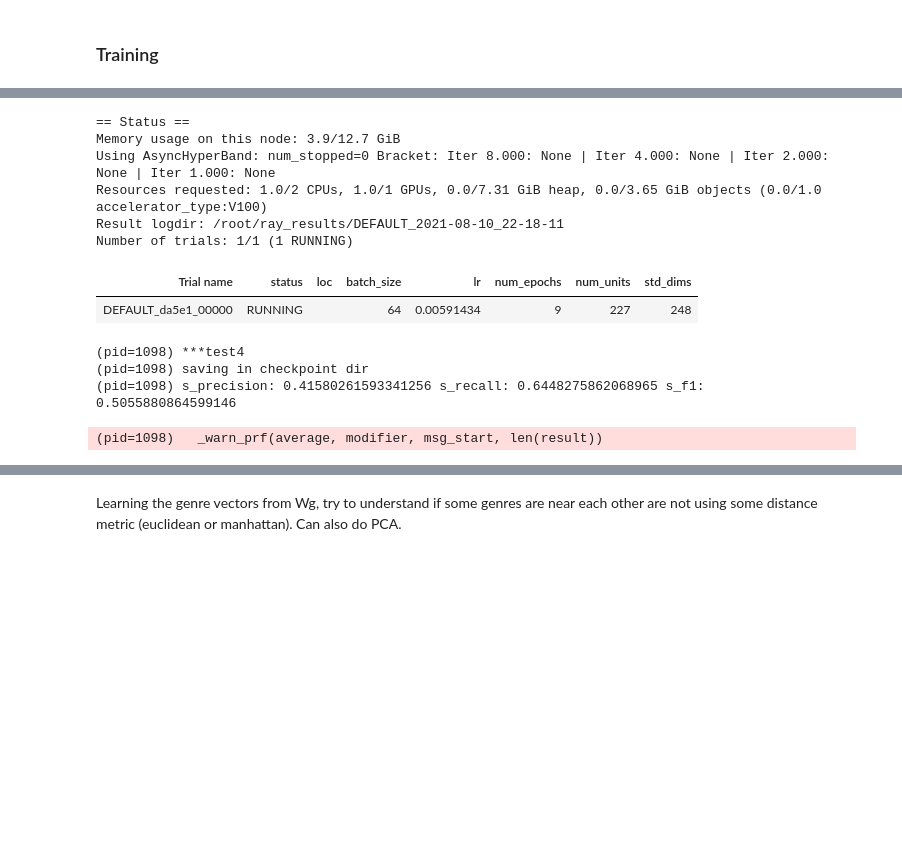
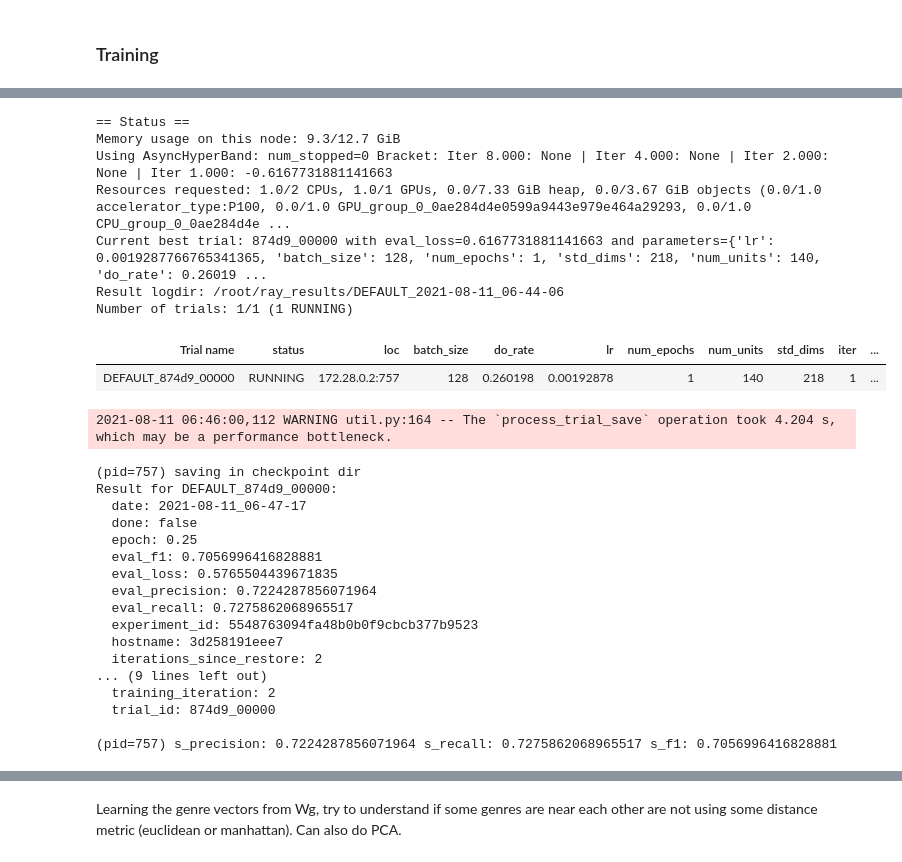
Before and after one commit to lucaguarro/BookSuccessPredictor, a Jupyter notebook: ModelTraining/Goodreads_stage2.ipynb, the cells around one changed output, grey strips where cells are left out. Drawn from its saved outputs; the diff is of its cells as text; code cells hidden in the pictures; blank space fills up the shorter version.

```diff
--- a/ModelTraining/Goodreads_stage2.ipynb
+++ b/ModelTraining/Goodreads_stage2.ipynb
@@ -929,10 +1179,10 @@ class ClassifierOut(nn.Module):
     return torch.sigmoid(r_out)
 # %%
 class FullModel(nn.Module): # may want to consider also adding a dropout layer before classification
-  def __init__(self, c5g_size, bf_size, std_dims, num_units):
+  def __init__(self, c5g_size, bf_size, std_dims, num_units, do_rate):
     super(FullModel,self).__init__()
     self.normalizer = Normalizer(c5g_size, bf_size, std_dims)
-    self.genre_aware_attention = GenreAwareAttention(std_dims, num_units)
+    self.genre_aware_attention = GenreAwareAttention(std_dims, num_units, do_rate)
     self.classifier_out = ClassifierOut(std_dims)
 
   def forward(self, x_c5g, x_bf, genre):
@@ -1022,6 +1261,5 @@ file.Upload()
 # %%
 from datasets import Dataset
-import pickle
 class MultimodalGoodreadsDatasetSplit(Dataset):
 
     def __init__(self, X, genres, Y):
@@ -1035,16 +1273,6 @@ class MultimodalGoodreadsDatasetSplit(Dataset):
     def __getitem__(self, idx):
         return {'text_features': self.X[idx], 'genre': self.genres[idx], 'label': self.Y[idx]}
 
-load_path = Path(config['Drive']['drive_base_path']) / 'BookSuccessPredictor/datasets/goodreads_maharjan_super/MultiModal/serialized/60_40'
-with open(load_path / 'train_dataset.pkl', "rb") as input_file:
-  train_dataset = pickle.load(input_file)
-
-with open(load_path / 'val_dataset.pkl', "rb") as input_file:
-  val_dataset = pickle.load(input_file)
-
-with open(load_path / 'test_dataset.pkl', "rb") as input_file:
-  test_dataset = pickle.load(input_file)
+mmgrds_train = MultimodalGoodreadsDatasetSplit(ds.train.X, ds.train.genres, ds.train.Y)
+mmgrds_val = MultimodalGoodreadsDatasetSplit(ds.val.X, ds.val.genres, ds.val.Y)
+mmgrds_test = MultimodalGoodreadsDatasetSplit(ds.test.X, ds.test.genres, ds.test.Y)
-# %%
-mmgrds_train = MultimodalGoodreadsDatasetSplit(train_dataset.X, train_dataset.genres, train_dataset.Y)
-mmgrds_val = MultimodalGoodreadsDatasetSplit(val_dataset.X, val_dataset.genres, val_dataset.Y)
-mmgrds_test = MultimodalGoodreadsDatasetSplit(test_dataset.X, test_dataset.genres, test_dataset.Y)
@@ -1214,14 +1415,10 @@ def main(num_samples = 6, max_num_epochs = 15):
   tune_config = {
     "lr": tune.loguniform(5e-4, 5e-2),
     "batch_size": tune.choice([32,64,128]),
-    "num_epochs": tune.choice([1,3,5,7,9]),
+    "num_epochs": tune.choice([1]),#,3,5,7,9]),
     "std_dims": tune.sample_from(lambda _: np.random.randint(50,300)),
     "num_units": tune.sample_from(lambda spec: np.random.randint(25,spec.config.std_dims)),
-    "wandb": {
-      "project": "MultiModalClassifier",
-      "api_key": config['WandB']['api_key'],
-      "log_config": True
-    }
+    "do_rate": tune.uniform(0, 0.5),
   }
 
   scheduler = ASHAScheduler(
@@ -1233,7 +1430,7 @@ def main(num_samples = 6, max_num_epochs = 15):
     partial(mm_train_fun1, checkpoint_dir='/tmp/MMModels'),
     config = tune_config,
     resources_per_trial={'gpu': 1},
-    metric = 'loss',
+    metric = 'eval_loss',
     mode = 'min',
     num_samples = num_samples,
     scheduler = scheduler,
@@ -1244,14 +1441,14 @@ def main(num_samples = 6, max_num_epochs = 15):
         log_config=True
     )])
 
-  best_trial = result.get_best_trial(metric="s_f1", mode="max", scope="last")
+  best_trial = result.get_best_trial(metric="eval_f1", mode="max", scope="last")
   print("Best trial config: {}".format(best_trial.config))
   print("Best trial final validation loss: {}".format(
-      best_trial.last_result["loss"]))
-  print("Best trial final validation accuracy: {}".format(
-      best_trial.last_result["f1"]))
+      best_trial.last_result["eval_loss"]))
+  print("Best trial final validation weighted f1: {}".format(
+      best_trial.last_result["eval_f1"]))
 
-  best_trained_model = FullModel(311595, 768, best_trial.config['std_dims'], best_trial.config['num_units'])
+  best_trained_model = FullModel(311595, 768, best_trial.config['std_dims'], best_trial.config['num_units'], best_trial.config['do_rate'])
   device = "cpu"
 
   best_trained_model.to(device)
@@ -1266,8 +1463,8 @@ def main(num_samples = 6, max_num_epochs = 15):
   torch.save(best_trained_model.state_dict(), path)
 
   test_ds = load_test_data()
-  testloader = DataLoader(test_ds, batch_size=config["batch_size"], shuffle=True, collate_fn=partial(my_collate_fn, f1_len=311595, f2_len=768))
+  test_dataloader = DataLoader(test_ds, batch_size=best_trial.config["batch_size"], shuffle=True, collate_fn=partial(my_collate_fn, f1_len=311595, f2_len=768))
   return test_results(best_trained_model, test_dataloader, device)
 # %%
-test_results = main(num_samples = 1)
+test_scores = main(num_samples = 1)
 # %% [output]
@@ -1281,12 +1500,27 @@ test_results = main(num_samples = 1)
 == Status ==
-Memory usage on this node: 3.9/12.7 GiB
-Using AsyncHyperBand: num_stopped=0 Bracket: Iter 8.000: None | Iter 4.000: None | Iter 2.000: None | Iter 1.000: None
-Resources requested: 1.0/2 CPUs, 1.0/1 GPUs, 0.0/7.31 GiB heap, 0.0/3.65 GiB objects (0.0/1.0 accelerator_type:V100)
-Result logdir: /root/ray_results/DEFAULT_2021-08-10_22-18-11
+Memory usage on this node: 9.3/12.7 GiB
+Using AsyncHyperBand: num_stopped=0 Bracket: Iter 8.000: None | Iter 4.000: None | Iter 2.000: None | Iter 1.000: -0.6167731881141663
+Resources requested: 1.0/2 CPUs, 1.0/1 GPUs, 0.0/7.33 GiB heap, 0.0/3.67 GiB objects (0.0/1.0 accelerator_type:P100, 0.0/1.0 GPU_group_0_0ae284d4e0599a9443e979e464a29293, 0.0/1.0 CPU_group_0_0ae284d4e ...
+Current best trial: 874d9_00000 with eval_loss=0.6167731881141663 and parameters={'lr': 0.0019287766765341365, 'batch_size': 128, 'num_epochs': 1, 'std_dims': 218, 'num_units': 140, 'do_rate': 0.26019 ...
+Result logdir: /root/ray_results/DEFAULT_2021-08-11_06-44-06
 Number of trials: 1/1 (1 RUNNING)
-| Trial name | status | loc | batch_size | lr | num_epochs | num_units | std_dims |
-| DEFAULT_da5e1_00000 | RUNNING |  | 64 | 0.00591434 | 9 | 227 | 248 |
+| Trial name | status | loc | batch_size | do_rate | lr | num_epochs | num_units | std_dims | iter | ... |
+| DEFAULT_874d9_00000 | RUNNING | 172.28.0.2:757 | 128 | 0.260198 | 0.00192878 | 1 | 140 | 218 | 1 | ... |
-(pid=1098) ***test4
-(pid=1098) saving in checkpoint dir
-(pid=1098) s_precision: 0.41580261593341256 s_recall: 0.6448275862068965 s_f1: 0.5055880864599146
+2021-08-11 06:46:00,112 WARNING util.py:164 -- The `process_trial_save` operation took 4.204 s, which may be a performance bottleneck.
-(pid=1098)   _warn_prf(average, modifier, msg_start, len(result))
+(pid=757) saving in checkpoint dir
+Result for DEFAULT_874d9_00000:
+  date: 2021-08-11_06-47-17
+  done: false
+  epoch: 0.25
+  eval_f1: 0.7056996416828881
+  eval_loss: 0.5765504439671835
+  eval_precision: 0.7224287856071964
+  eval_recall: 0.7275862068965517
+  experiment_id: 5548763094fa48b0b0f9cbcb377b9523
+  hostname: 3d258191eee7
+  iterations_since_restore: 2
+... (9 lines left out)
+  training_iteration: 2
+  trial_id: 874d9_00000
+
+(pid=757) s_precision: 0.7224287856071964 s_recall: 0.7275862068965517 s_f1: 0.7056996416828881
```
Also changed, not shown: parts of 46 cells of this notebook, 3 other files.
